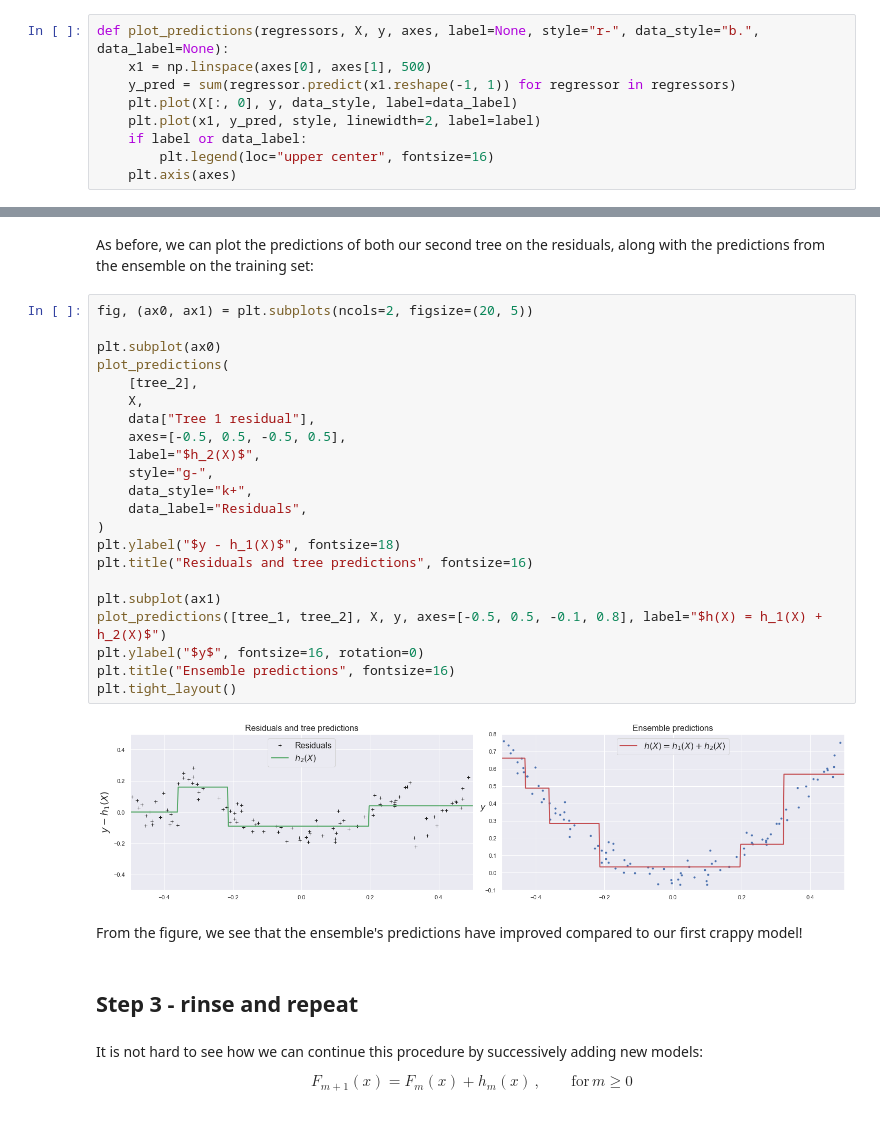
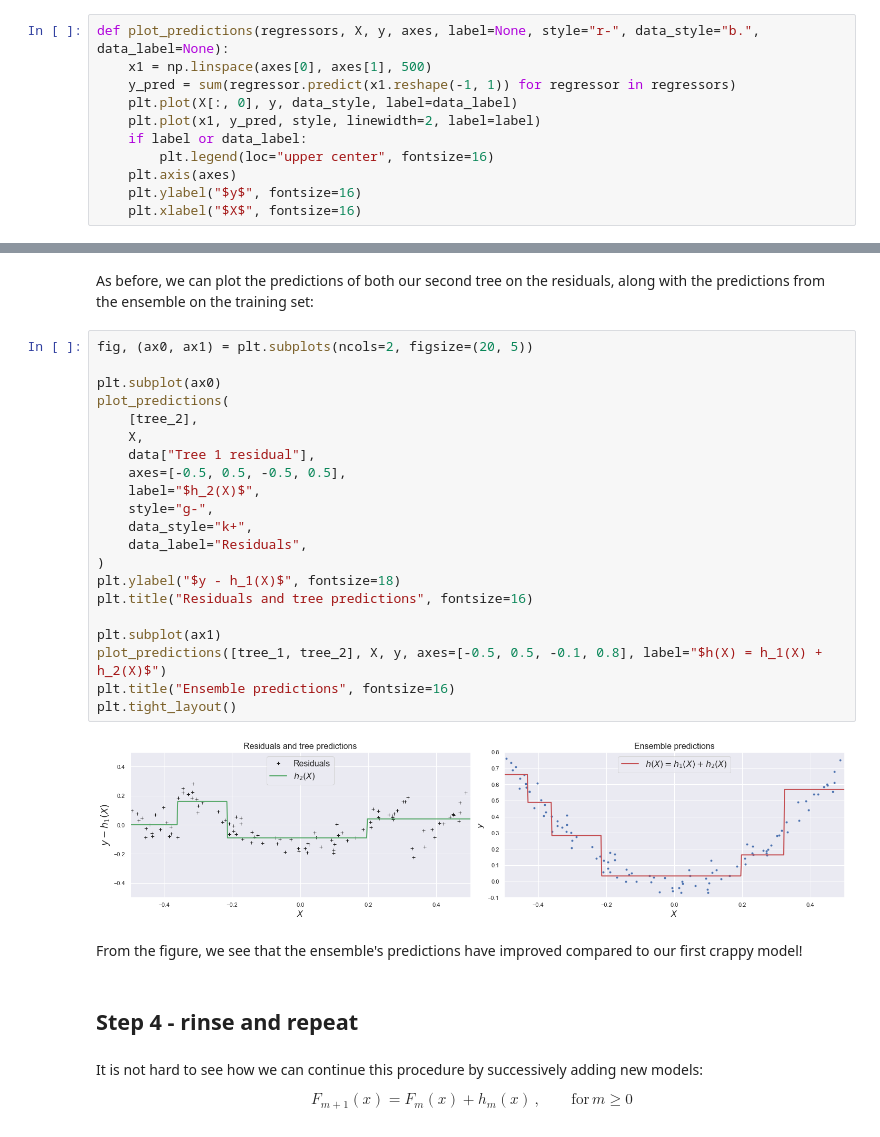
Before and after one commit to lewtun/hepml, a Jupyter notebook: notebooks/lesson04_intro-to-gradient-boosting.ipynb, the cells around one changed output, grey strips where cells are left out. Drawn from its saved outputs; the diff is of its cells as text.

```diff
--- a/notebooks/lesson04_intro-to-gradient-boosting.ipynb
+++ b/notebooks/lesson04_intro-to-gradient-boosting.ipynb
@@ -133,6 +173,8 @@ def plot_predictions(regressors, X, y, axes, label=None, style="r-", data_style=
     if label or data_label:
         plt.legend(loc="upper center", fontsize=16)
     plt.axis(axes)
+    plt.ylabel("$y$", fontsize=16)
+    plt.xlabel("$X$", fontsize=16)
 # %%
 plot_predictions(
     [tree_1], X, y, axes=[-0.5, 0.5, -0.1, 0.8], label="$h(X)=h_1(X)$", style="g-", data_label="Training set"
@@ -184,31 +226,30 @@ As before, we can plot the predictions of both our second tree on the residuals,
 # %%
 fig, (ax0, ax1) = plt.subplots(ncols=2, figsize=(20, 5))
 
 plt.subplot(ax0)
 plot_predictions(
     [tree_2],
     X,
     data["Tree 1 residual"],
     axes=[-0.5, 0.5, -0.5, 0.5],
     label="$h_2(X)$",
     style="g-",
     data_style="k+",
     data_label="Residuals",
 )
 plt.ylabel("$y - h_1(X)$", fontsize=18)
 plt.title("Residuals and tree predictions", fontsize=16)
 
 plt.subplot(ax1)
 plot_predictions([tree_1, tree_2], X, y, axes=[-0.5, 0.5, -0.1, 0.8], label="$h(X) = h_1(X) + h_2(X)$")
-plt.ylabel("$y$", fontsize=16, rotation=0)
 plt.title("Ensemble predictions", fontsize=16)
 plt.tight_layout()
 # %% [output]
-[figure, old version]
+[figure, new version]
 # %% [markdown]
 From the figure, we see that the ensemble's predictions have improved compared to our first crappy model!
 # %% [markdown]
-## Step 3 - rinse and repeat
+## Step 4 - rinse and repeat
 # %% [markdown]
 It is not hard to see how we can continue this procedure by successively adding new models:
 
```
Also changed, not shown: parts of 20 cells of this notebook, 3 other files.
